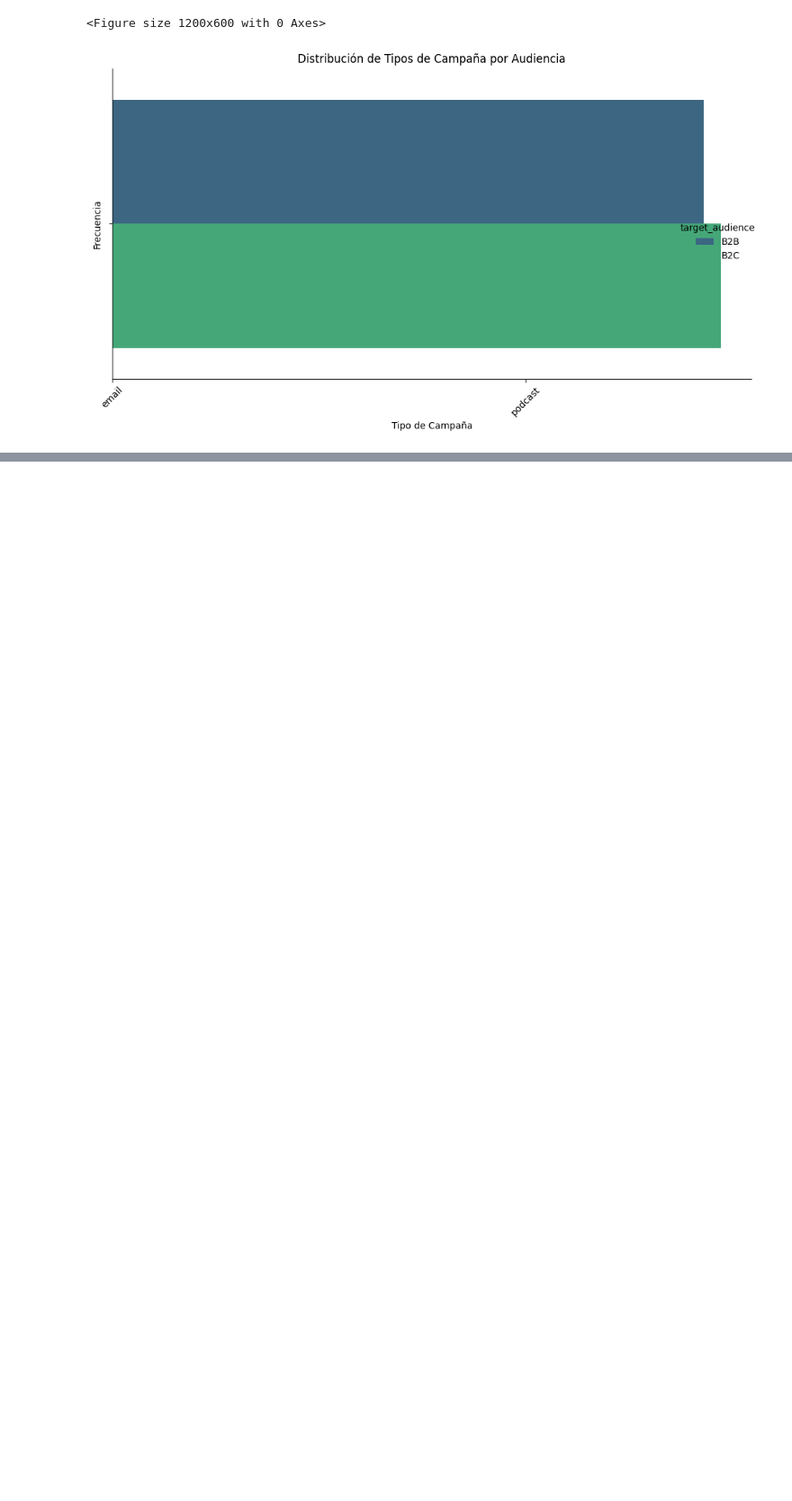
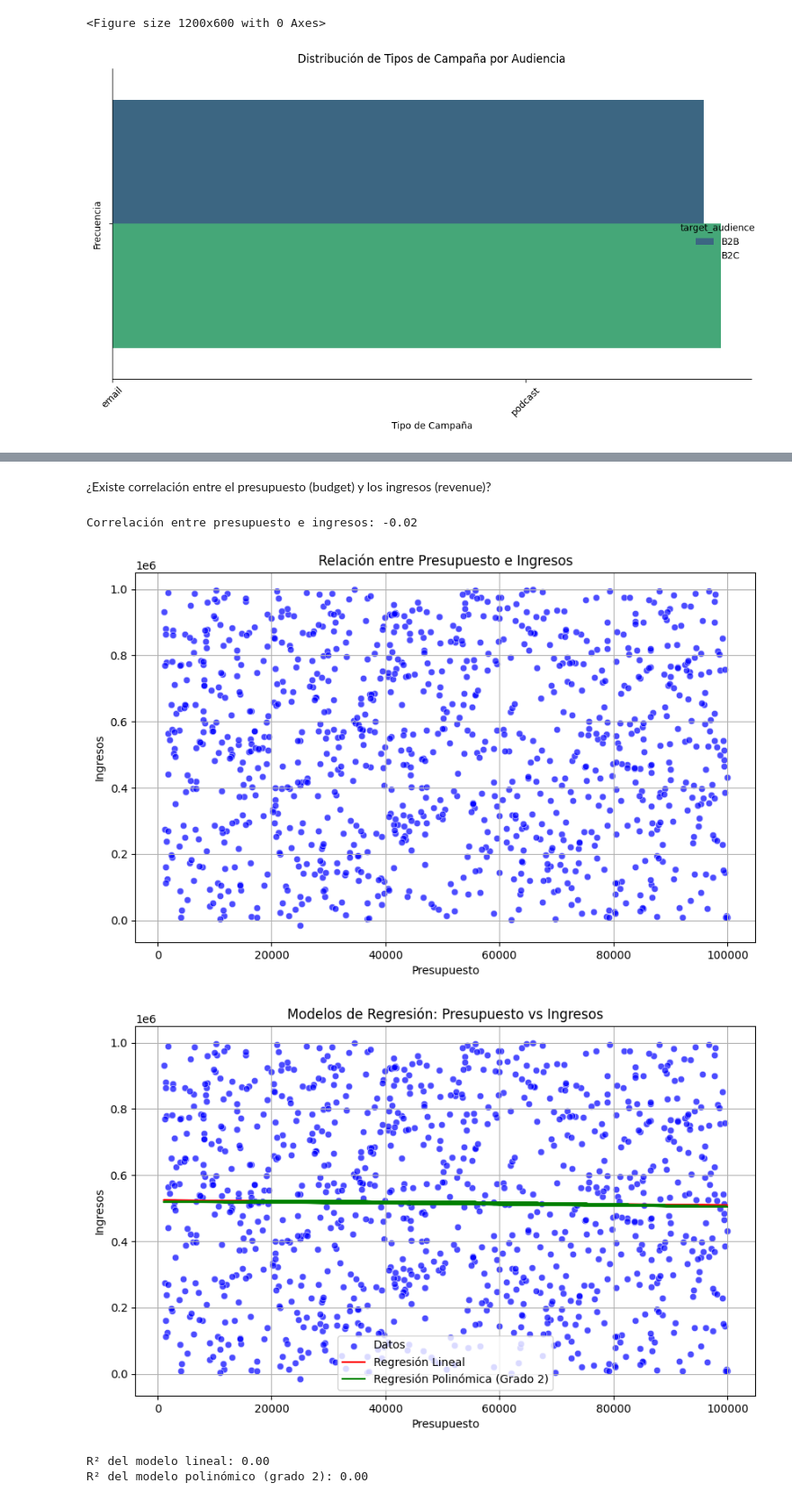
Before and after one commit to David-Gabriel07/Desafio-de-Marketing, a Jupyter notebook: notebooks/eda.ipynb, the cells around one changed output, grey strips where cells are left out. Shown: that part at 90% size. Cells and saved outputs as stored; diff of their text form; code cells hidden in the pictures; blank space fills up the shorter version.

```diff
--- a/notebooks/eda.ipynb
+++ b/notebooks/eda.ipynb
@@ -293,0 +345,57 @@ plt.show()
+# %% [markdown]
+¿Existe correlación entre el presupuesto (budget) y los ingresos (revenue)?
+# %%
+from sklearn.linear_model import LinearRegression
+from sklearn.preprocessing import PolynomialFeatures
+from sklearn.metrics import r2_score
+
+# Calcular la correlación entre presupuesto e ingresos
+correlation = df['budget'].corr(df['revenue'])
+print(f"Correlación entre presupuesto e ingresos: {correlation:.2f}")
+
+# Visualizar la relación entre presupuesto e ingresos
+plt.figure(figsize=(10, 6))
+sns.scatterplot(x='budget', y='revenue', data=df, alpha=0.7, color='blue')
+plt.title('Relación entre Presupuesto e Ingresos')
+plt.xlabel('Presupuesto')
+plt.ylabel('Ingresos')
+plt.grid(True)
+plt.show()
+
+# Ajustar un modelo de regresión lineal
+X = df[['budget']]
+y = df['revenue']
+linear_model = LinearRegression()
+linear_model.fit(X, y)
+y_pred_linear = linear_model.predict(X)
+
+# Ajustar un modelo de regresión polinómica (grado 2)
+poly = PolynomialFeatures(degree=2)
+X_poly = poly.fit_transform(X)
+poly_model = LinearRegression()
+poly_model.fit(X_poly, y)
+y_pred_poly = poly_model.predict(X_poly)
+
+# Visualizar los modelos ajustados
+plt.figure(figsize=(10, 6))
+sns.scatterplot(x='budget', y='revenue', data=df, alpha=0.7, color='blue', label='Datos')
+plt.plot(df['budget'], y_pred_linear, color='red', label='Regresión Lineal')
+plt.plot(df['budget'], y_pred_poly, color='green', label='Regresión Polinómica (Grado 2)')
+plt.title('Modelos de Regresión: Presupuesto vs Ingresos')
+plt.xlabel('Presupuesto')
+plt.ylabel('Ingresos')
+plt.legend()
+plt.grid(True)
+plt.show()
+
+# Evaluar los modelos
+r2_linear = r2_score(y, y_pred_linear)
+r2_poly = r2_score(y, y_pred_poly)
+print(f"R² del modelo lineal: {r2_linear:.2f}")
+print(f"R² del modelo polinómico (grado 2): {r2_poly:.2f}")
+# %% [output]
+Correlación entre presupuesto e ingresos: -0.02
+[figure, added]
+[figure, added]
+R² del modelo lineal: 0.00
+R² del modelo polinómico (grado 2): 0.00
```
Also changed, not shown: parts of 6 cells of this notebook.
